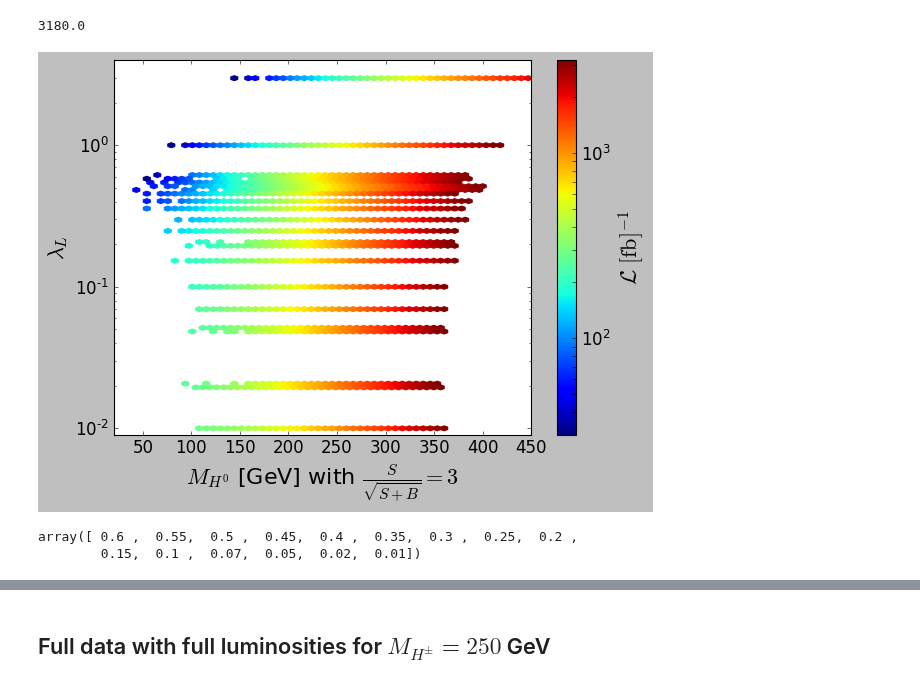
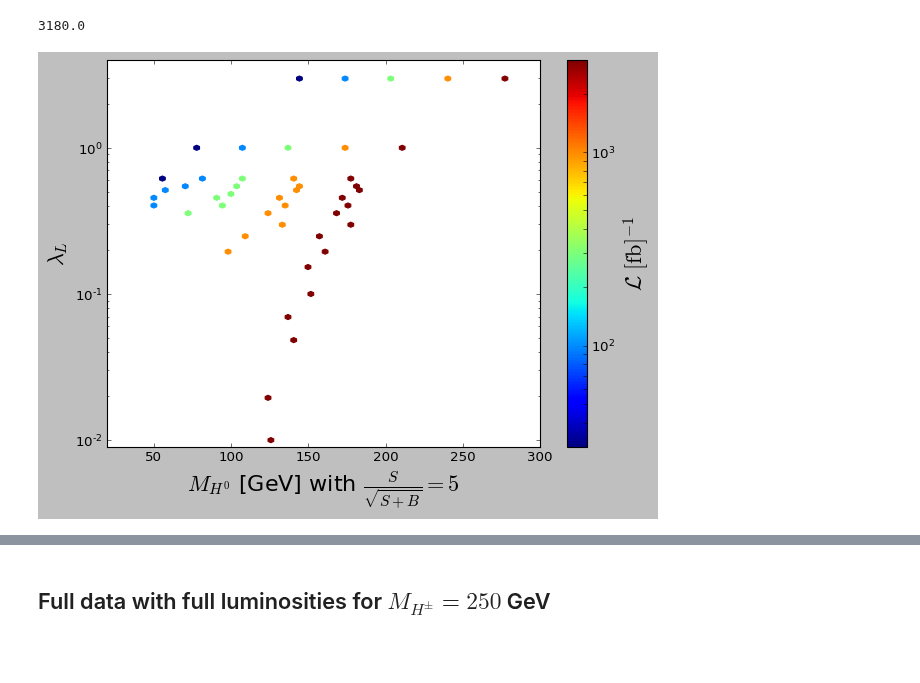
Before and after one commit to restrepo/VBF_IDM, a Jupyter notebook: Significance_countours-many_lumis.ipynb, the cells around one changed output, grey strips where cells are left out. Cells and saved outputs as stored; diff of their text form; code cells hidden in the pictures; blank space fills up the shorter version.

```diff
--- a/Significance_countours-many_lumis.ipynb
+++ b/Significance_countours-many_lumis.ipynb
@@ -12,6 +12,9 @@ from curvefit import *
 import sys
 from matplotlib.colors import LogNorm
 
+Zvv=500.
+TB=Zvv/0.7 #Background to 30fb^-1
+
 def func(x, a, b, c, d, e):
     return a + b*x + c*x*x + d*x*x*x + e*x*x*x*x
 
@@ -19,8 +22,13 @@ def Z(S,B):
     return S/np.sqrt(S+B)
 
 def significance(XS,Eff,Lumi,TB):
+    '''XS: Cross section in pb
+       Eff: Cut efficiency in %
+       Lumi in pb^-1
+       TB: SM Backound at 30000 pb^-1
+    '''
     Evts=Lumi*(XS.transpose())*(Eff/100)
-    return Z(Evts,TB)
+    return Z(Evts,TB*Lumi/30000.) #Z(Evts,TB)
 
 def g(x,excl=5):
     return excl*np.ones_like(x)
@@ -128,29 +135,22 @@ for LaL1 in np.sort(df.LaL.unique())[::-1]:
 3180.0
 # %%
 mpl.style.use('classic')
-# %%
-df=df_full.copy()
 # %%
 df=df[df.MH0_excl>0]
 plt.hexbin(df.MH0_excl,df.LaL,df.Luminosity/1000.,yscale='log',norm=LogNorm())
 ax=plt.colorbar()#ticks=[30,100,300,500,700,1000,3000])
 #ax.set_ticklabels([30,100,300,1000,3000])
 ax.set_label(r'${\cal L}\ [{\rm fb}]^{-1}$',size=20)
-plt.xlim(20,450)
+plt.xlim(20,300)
 plt.ylim(9E-3,4)
-plt.xlabel(r'$M_{H^0}$ [GeV] with $\frac{S}{\sqrt{S+B}}=3$',size=20)
+plt.xlabel(r'$M_{H^0}$ [GeV] with $\frac{S}{\sqrt{S+B}}=5$',size=20)
 plt.ylabel(r'$\lambda_L$',size=20)
 plt.tight_layout()
 plt.savefig('lc.pdf')
 #plt.fill_between(xlf,lf(xlf),0.01,alpha=0.3,facecolor='m')
 #plt.plot(lower.MH0_excl,lower.LaL,'ko')
 # %% [output]
-[figure, old version]
+[figure, new version]
-# %%
-np.sort(dfl.LaL.unique())[::-1]
-# %% [output]
-array([ 0.6 ,  0.55,  0.5 ,  0.45,  0.4 ,  0.35,  0.3 ,  0.25,  0.2 ,
-        0.15,  0.1 ,  0.07,  0.05,  0.02,  0.01])
 # %%
 maxLaL=0.55
 dfl=df[df.LaL<maxLaL]
```
Also changed, not shown: parts of 27 cells of this notebook, 1 other file.
